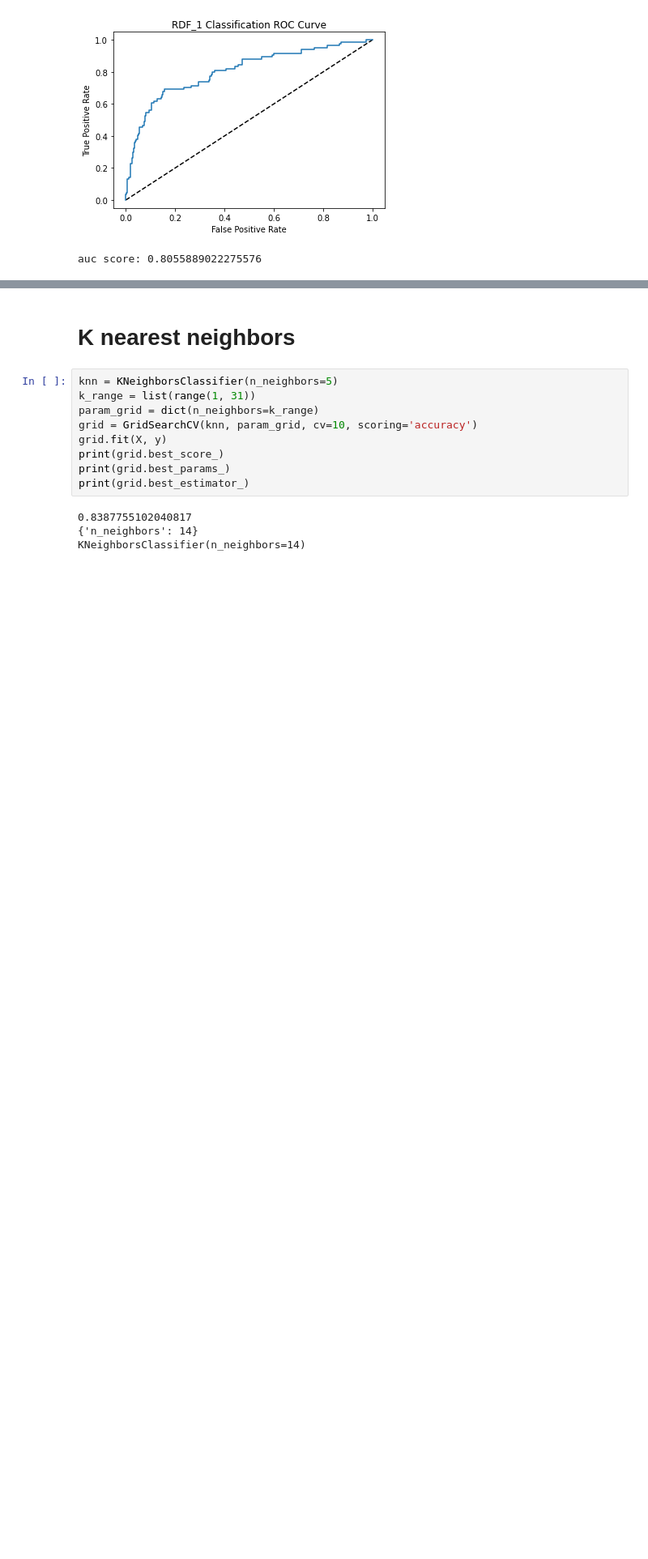
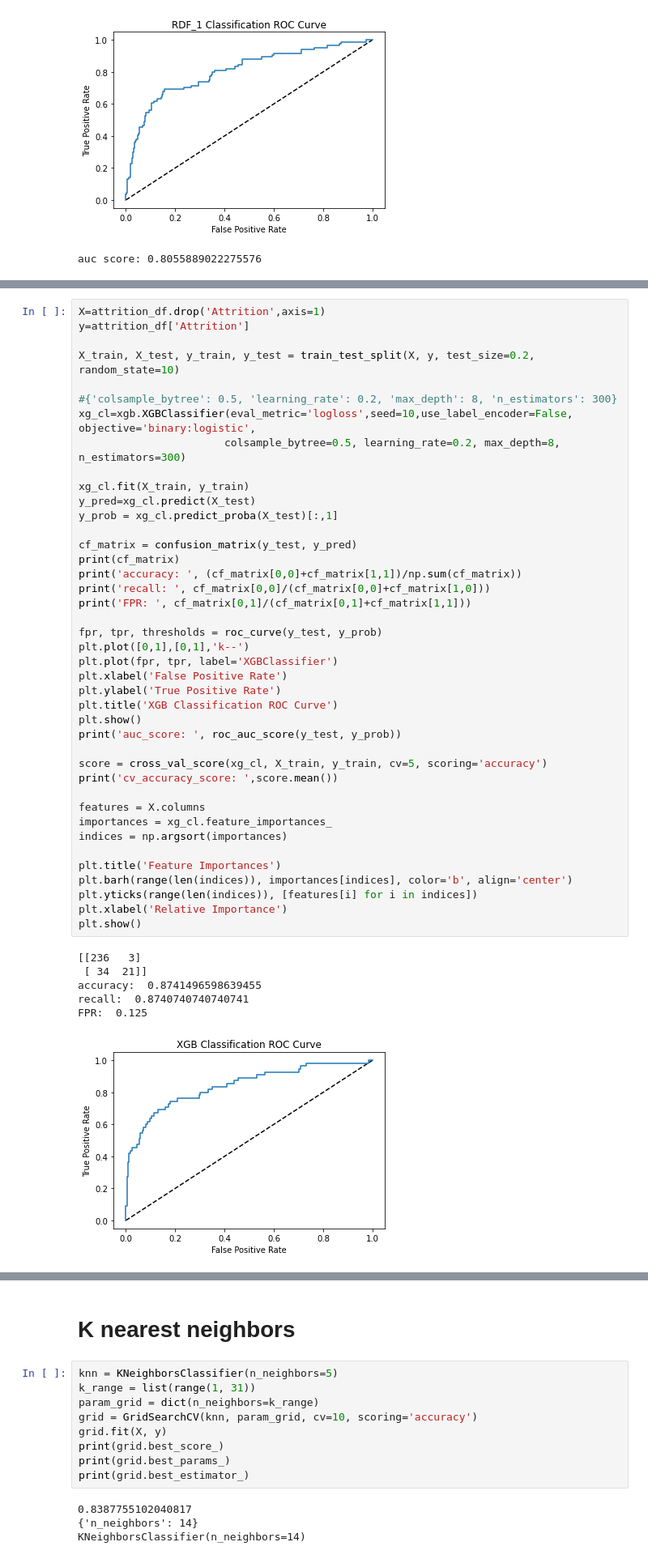
Before and after one commit to Xusong1998/Data-Analytics-Project, a Jupyter notebook: HR_Attrition_Data_Modeling.ipynb, the cells around one changed output, grey strips where cells are left out. Shown at 81% size. Drawn from its saved outputs; the diff is of its cells as text; blank space fills up the shorter version.

```diff
--- a/HR_Attrition_Data_Modeling.ipynb
+++ b/HR_Attrition_Data_Modeling.ipynb
@@ -180,0 +184,48 @@ auc score: 0.8055889022275576
+# %%
+X=attrition_df.drop('Attrition',axis=1)
+y=attrition_df['Attrition']
+
+X_train, X_test, y_train, y_test = train_test_split(X, y, test_size=0.2, random_state=10)
+
+#{'colsample_bytree': 0.5, 'learning_rate': 0.2, 'max_depth': 8, 'n_estimators': 300}
+xg_cl=xgb.XGBClassifier(eval_metric='logloss',seed=10,use_label_encoder=False, objective='binary:logistic',
+                       colsample_bytree=0.5, learning_rate=0.2, max_depth=8, n_estimators=300)
+
+xg_cl.fit(X_train, y_train)
+y_pred=xg_cl.predict(X_test)
+y_prob = xg_cl.predict_proba(X_test)[:,1]
+
+cf_matrix = confusion_matrix(y_test, y_pred)
+print(cf_matrix)
+print('accuracy: ', (cf_matrix[0,0]+cf_matrix[1,1])/np.sum(cf_matrix))
+print('recall: ', cf_matrix[0,0]/(cf_matrix[0,0]+cf_matrix[1,0]))
+print('FPR: ', cf_matrix[0,1]/(cf_matrix[0,1]+cf_matrix[1,1]))
+
+fpr, tpr, thresholds = roc_curve(y_test, y_prob)
+plt.plot([0,1],[0,1],'k--')
+plt.plot(fpr, tpr, label='XGBClassifier')
+plt.xlabel('False Positive Rate')
+plt.ylabel('True Positive Rate')
+plt.title('XGB Classification ROC Curve')
+plt.show()
+print('auc_score: ', roc_auc_score(y_test, y_prob))
+
+score = cross_val_score(xg_cl, X_train, y_train, cv=5, scoring='accuracy')
+print('cv_accuracy_score: ',score.mean())
+
+features = X.columns
+importances = xg_cl.feature_importances_
+indices = np.argsort(importances)
+
+plt.title('Feature Importances')
+plt.barh(range(len(indices)), importances[indices], color='b', align='center')
+plt.yticks(range(len(indices)), [features[i] for i in indices])
+plt.xlabel('Relative Importance')
+plt.show()
+# %% [output]
+[[236   3]
+ [ 34  21]]
+accuracy:  0.8741496598639455
+recall:  0.8740740740740741
+FPR:  0.125
+[figure, added]
```
Also changed, not shown: parts of 7 cells of this notebook.
